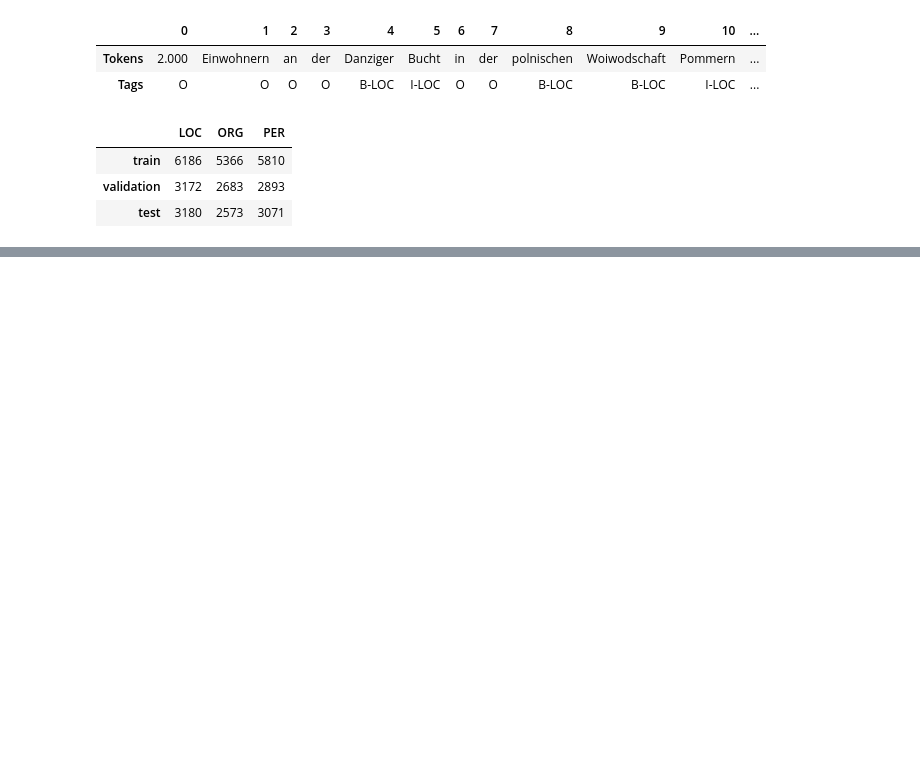
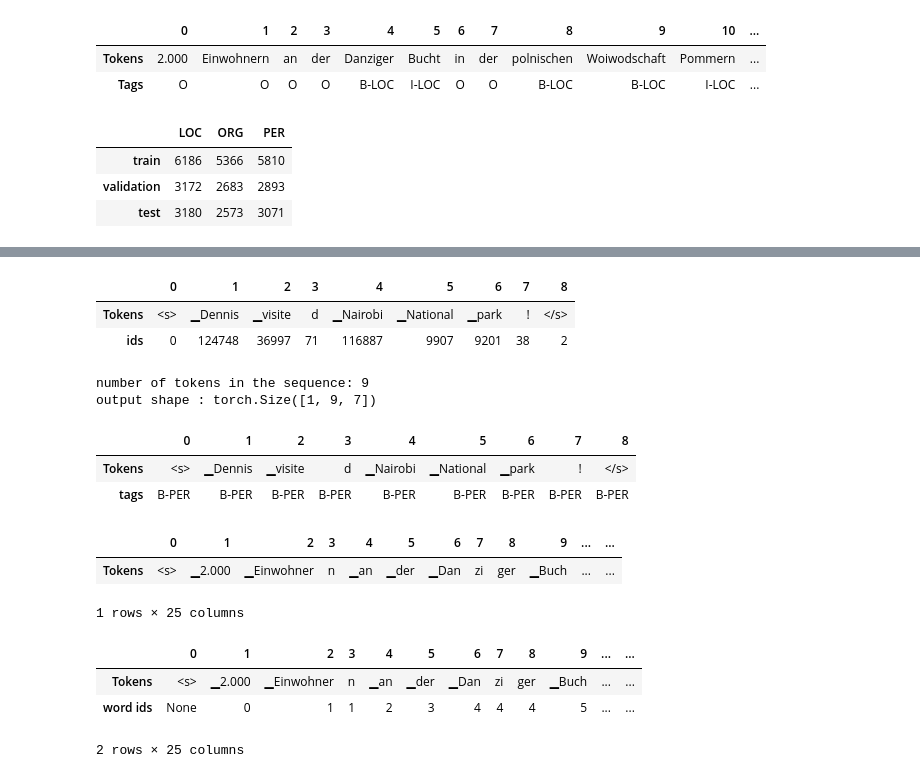
Before and after one commit to Dennischegemwangi/code-base, a Jupyter notebook: multilingual_named_entity_recognition.ipynb, the cells around one changed output, grey strips where cells are left out. Saved outputs shown, nothing was run; the diff lists cells and outputs as text; code cells hidden in the pictures; blank space fills up the shorter version.

```diff
--- a/multilingual_named_entity_recognition.ipynb
+++ b/multilingual_named_entity_recognition.ipynb
@@ -188,0 +226,25 @@ class XlmRobertaForTokenClassification(RobertaPreTrainedModel):
+# %%
+input_ids =  xlm_r_tokenizer.encode(text, return_tensors = "pt")
+
+pd.DataFrame([xlm_r_token, input_ids[0].numpy()],index = ["Tokens","ids"])
+# %% [output]
+|  | 0 | 1 | 2 | 3 | 4 | 5 | 6 | 7 | 8 |
+| Tokens | <s> | ▁Dennis | ▁visite | d | ▁Nairobi | ▁National | ▁park | ! | </s> |
+| ids | 0 | 124748 | 36997 | 71 | 116887 | 9907 | 9201 | 38 | 2 |
+# %%
+outputs = my_xlmr_model(input_ids.to(device)).logits
+predictions = torch.argmax(outputs, dim=-1)
+
+print(f"number of tokens in the sequence: {len(xlm_r_token)}")
+print(f"output shape : {outputs.shape}")
+# %% [output]
+number of tokens in the sequence: 9
+output shape : torch.Size([1, 9, 7])
+# %%
+preds =[tags.names[p] for p in predictions[0].cpu().numpy()]
+
+pd.DataFrame([xlm_r_token,preds],index = ["Tokens","tags"])
+# %% [output]
+|  | 0 | 1 | 2 | 3 | 4 | 5 | 6 | 7 | 8 |
+| Tokens | <s> | ▁Dennis | ▁visite | d | ▁Nairobi | ▁National | ▁park | ! | </s> |
+| tags | B-PER | B-PER | B-PER | B-PER | B-PER | B-PER | B-PER | B-PER | B-PER |
@@ -188,0 +261,23 @@ class XlmRobertaForTokenClassification(RobertaPreTrainedModel):
+# %%
+#Tokenizing the dataset for NER
+
+word,label = de_example["tokens"],de_example["ner_tags"]
+
+
+tokenized_input = xlm_r_tokenizer(de_example["tokens"],is_split_into_words = True)
+
+tokens = xlm_r_tokenizer.convert_ids_to_tokens(tokenized_input["input_ids"])
+pd.DataFrame([tokens], index = ["Tokens"])
+# %% [output]
+|  | 0 | 1 | 2 | 3 | 4 | 5 | 6 | 7 | 8 | 9 | ... | ... |
+| Tokens | <s> | ▁2.000 | ▁Einwohner | n | ▁an | ▁der | ▁Dan | zi | ger | ▁Buch | ... | ... |
+1 rows × 25 columns
+# %%
+#masking subwords
+word_ids = tokenized_input.word_ids()
+pd.DataFrame([tokens,word_ids],index = ["Tokens","word ids"])
+# %% [output]
+|  | 0 | 1 | 2 | 3 | 4 | 5 | 6 | 7 | 8 | 9 | ... | ... |
+| Tokens | <s> | ▁2.000 | ▁Einwohner | n | ▁an | ▁der | ▁Dan | zi | ger | ▁Buch | ... | ... |
+| word ids | None | 0 | 1 | 1 | 2 | 3 | 4 | 4 | 4 | 5 | ... | ... |
+2 rows × 25 columns
```
Also changed, not shown: parts of 12 cells of this notebook.
